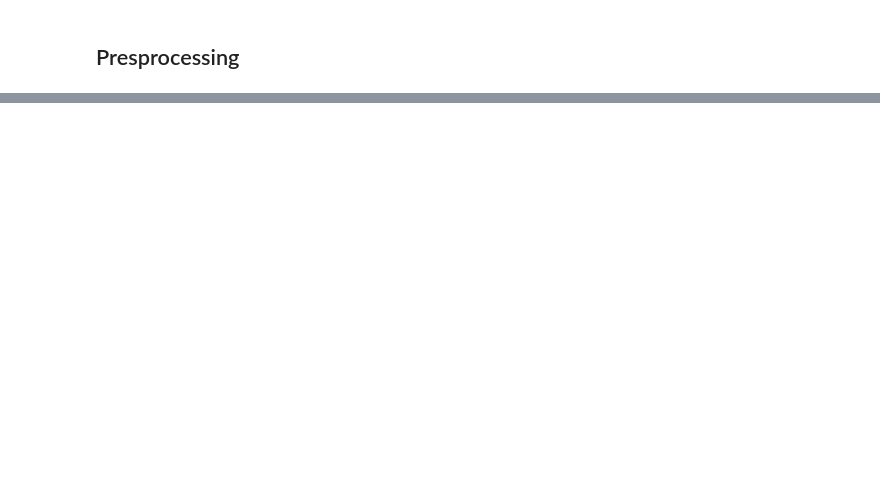
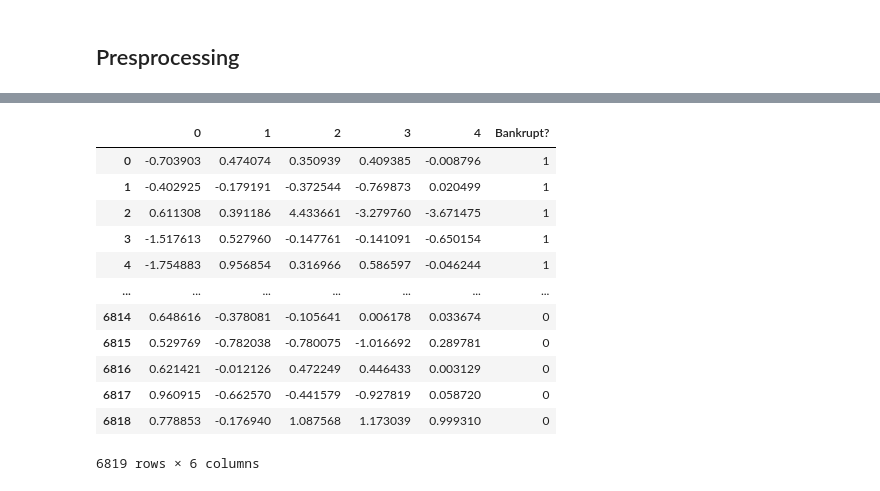
Before and after one commit to Melodyellinn/Projet-Ensemble-Method, a Jupyter notebook: bankrupt_project/notebook_EDA.ipynb, the cells around one changed output, grey strips where cells are left out. Drawn from its saved outputs; the diff is of its cells as text; code cells hidden in the pictures; blank space fills up the shorter version.

```diff
--- a/bankrupt_project/notebook_EDA.ipynb
+++ b/bankrupt_project/notebook_EDA.ipynb
@@ -403,0 +439,6 @@ plt.show
+# %%
+minmax = MinMaxScaler()
+data = minmax.fit_transform(df_30.iloc[:,1:])
+df_minmax_ = pd.DataFrame(data,columns=df_30.iloc[:,1:].columns)
+#take target in df because the targets remove to df_30 (targets <= 1)
+df_minmax_['Bankrupt?'] = df['Bankrupt?']
@@ -403,0 +537,16 @@ plt.show
+# %%
+minmax_pca
+# %% [output]
+|  | 0 | 1 | 2 | 3 | 4 | Bankrupt? |
+| 0 | -0.703903 | 0.474074 | 0.350939 | 0.409385 | -0.008796 | 1 |
+| 1 | -0.402925 | -0.179191 | -0.372544 | -0.769873 | 0.020499 | 1 |
+| 2 | 0.611308 | 0.391186 | 4.433661 | -3.279760 | -3.671475 | 1 |
+| 3 | -1.517613 | 0.527960 | -0.147761 | -0.141091 | -0.650154 | 1 |
+| 4 | -1.754883 | 0.956854 | 0.316966 | 0.586597 | -0.046244 | 1 |
+| ... | ... | ... | ... | ... | ... | ... |
+| 6814 | 0.648616 | -0.378081 | -0.105641 | 0.006178 | 0.033674 | 0 |
+| 6815 | 0.529769 | -0.782038 | -0.780075 | -1.016692 | 0.289781 | 0 |
+| 6816 | 0.621421 | -0.012126 | 0.472249 | 0.446433 | 0.003129 | 0 |
+| 6817 | 0.960915 | -0.662570 | -0.441579 | -0.927819 | 0.058720 | 0 |
+| 6818 | 0.778853 | -0.176940 | 1.087568 | 1.173039 | 0.999310 | 0 |
+6819 rows × 6 columns
```
Also changed, not shown: parts of 39 cells of this notebook, 1 other file.
